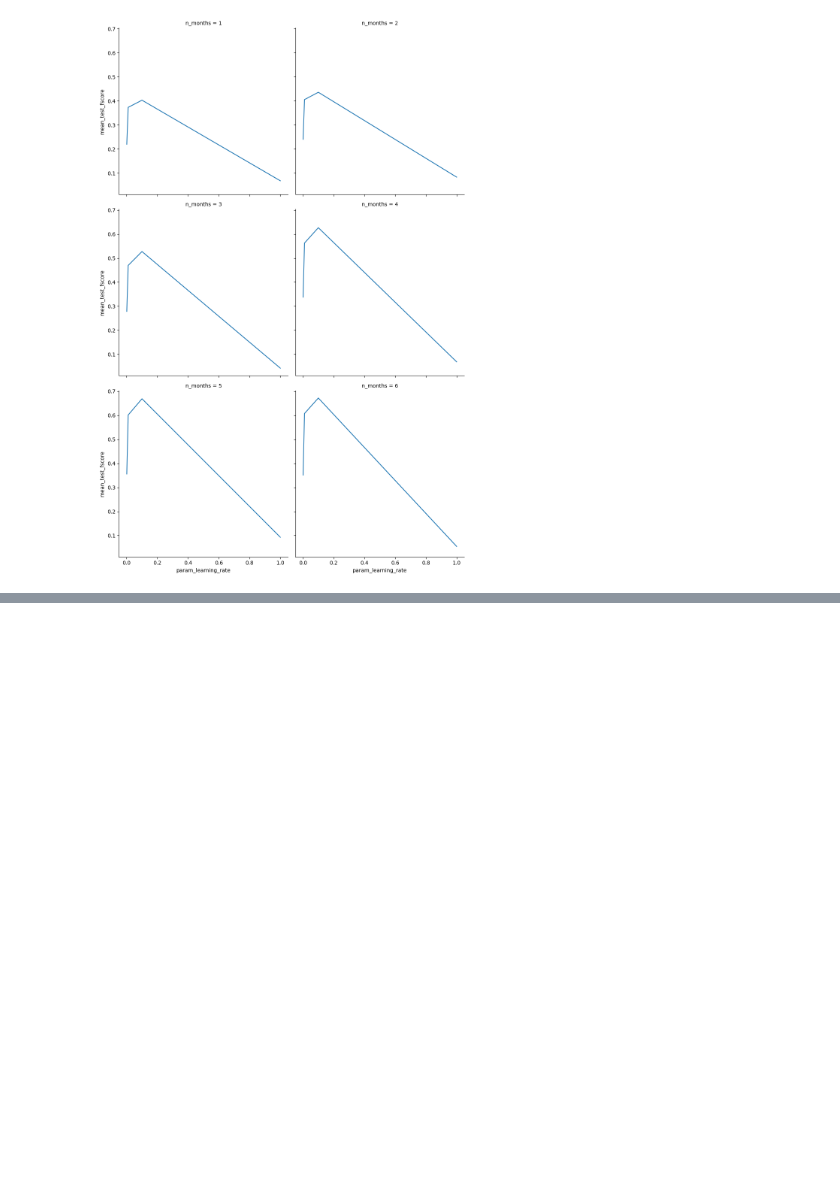
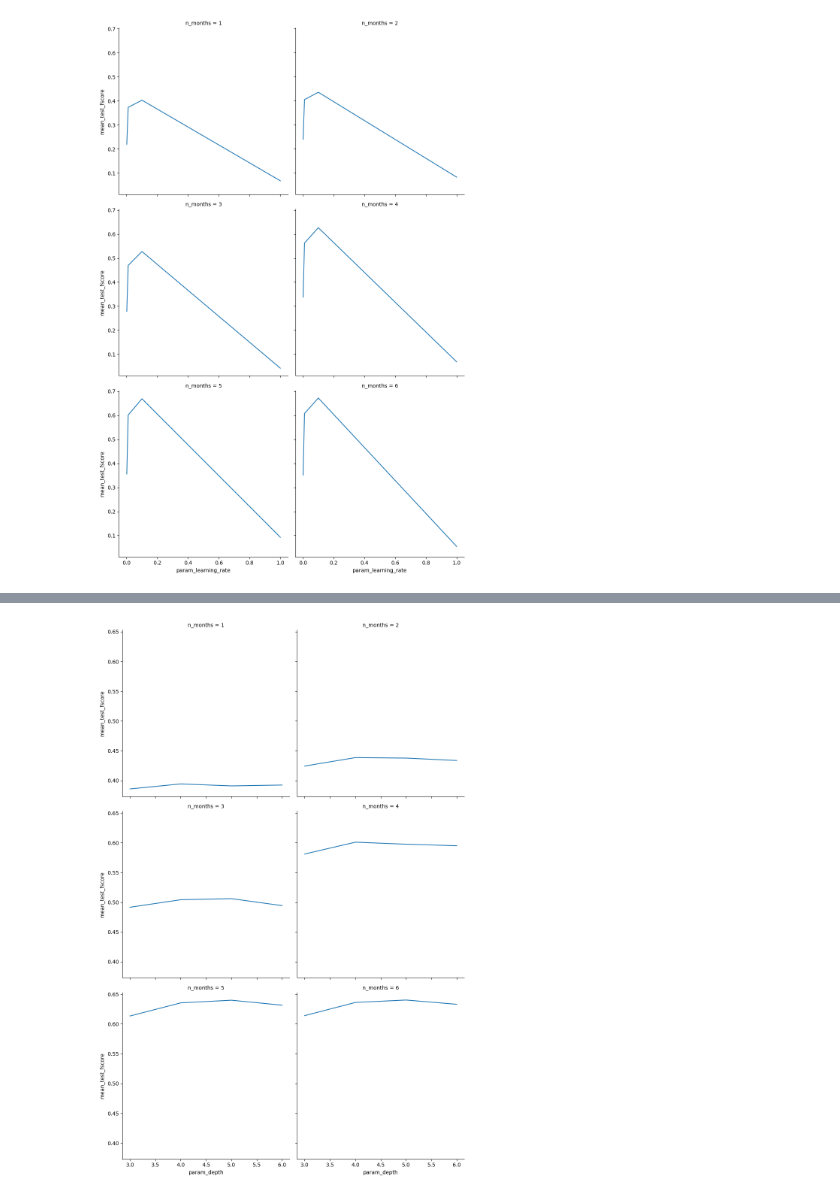
Before and after one commit to PavelSyomin/crop-classification, a Jupyter notebook: Crop Classification.ipynb, the cells around one changed output, grey strips where cells are left out. Cells and saved outputs as stored; diff of their text form; code cells hidden in the pictures; blank space fills up the shorter version.

```diff
--- a/Crop Classification.ipynb
+++ b/Crop Classification.ipynb
@@ -542,0 +762,4 @@ plot_cross_val_scores(lgbm_cross_val_scores, "learning_rate", "fscore")
+# %%
+plot_cross_val_scores(catboost_cross_val_scores, "depth", "fscore")
+# %% [output]
+[figure, added]
```
Also changed, not shown: parts of 36 cells of this notebook.
